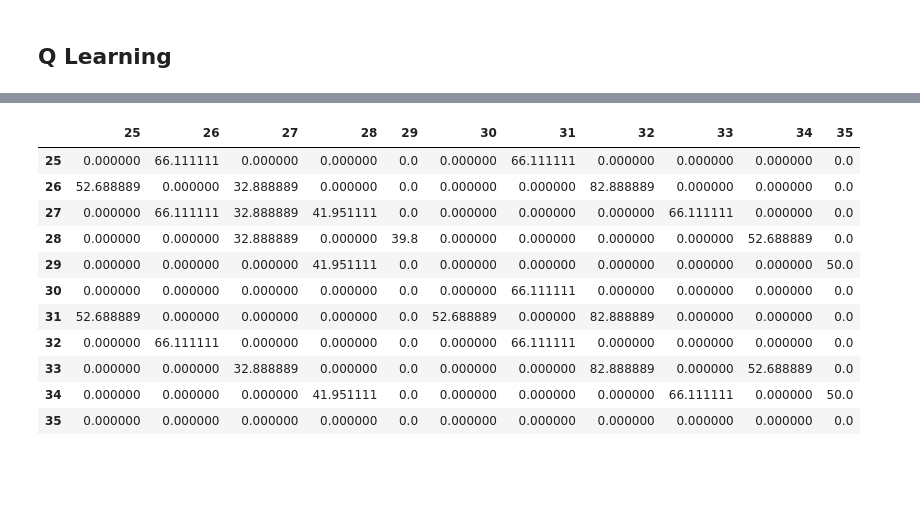
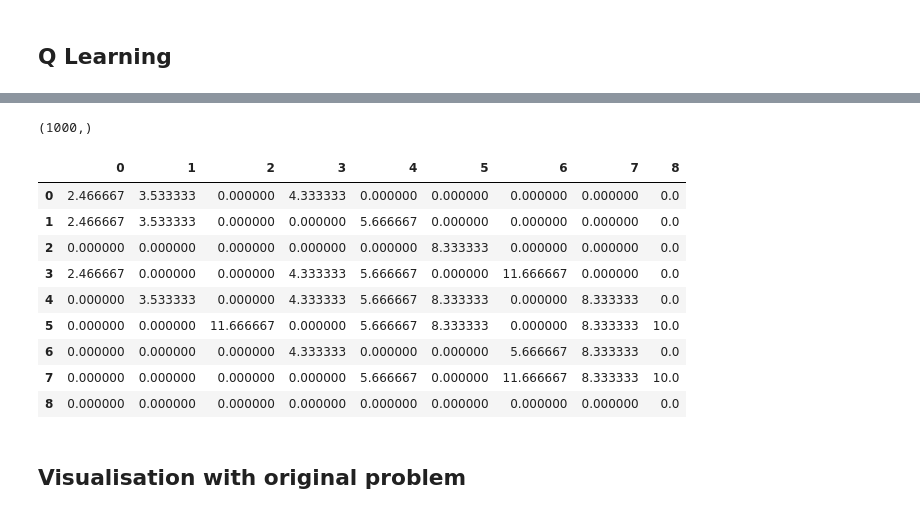
Before and after one commit to alexxcollins/Collins_Adib_INM707_CW, a Jupyter notebook: bug_tester.ipynb, the cells around one changed output, grey strips where cells are left out. Drawn from its saved outputs; the diff is of its cells as text; code cells hidden in the pictures; blank space fills up the shorter version.

Commit message:
fixed another bug in move_to() method and also dims incorrectly specified in the learning classes

```diff
--- a/bug_tester.ipynb
+++ b/bug_tester.ipynb
@@ -12,10 +12,10 @@ q_learning = Q_Learning(dims=(3,3),
                         start=(0,0),
                         end=(2,2),
                         positions={'pond':[(1,0)], 'cogs':[(2,0)], 'croissant': [(0,2)]},
-                        tubes=[[(1,2),(2,1)]],
+                        tubes=[],
                         walls=[[(0, 1), (0, 2)]],
                         max_steps=100,
-                        max_episodes=10
+                        max_episodes=1000
                        )
 st = q_learning.visualise_world()
 print(st)
@@ -53,4 +86,4 @@ q_learning.display_matrix(q_learning._R)
 # %%
 %%time
-Q, Rtot = q_learning.learn(1,0.8,0.9)
+Q, Rtot = q_learning.learn(0.8,0.8,0.95)
 # %% [output]
@@ -59,15 +98,19 @@ Wall time: 5.15 ms
+# %%
+Rtot.shape
+# %% [output]
+(1000,)
 # %%
-q_learning.display_matrix(Q, 25)
+q_learning.display_matrix(Q)
 # %% [output]
-|  | 25 | 26 | 27 | 28 | 29 | 30 | 31 | 32 | 33 | 34 | 35 |
-| 25 | 0.000000 | 66.111111 | 0.000000 | 0.000000 | 0.0 | 0.000000 | 66.111111 | 0.000000 | 0.000000 | 0.000000 | 0.0 |
-| 26 | 52.688889 | 0.000000 | 32.888889 | 0.000000 | 0.0 | 0.000000 | 0.000000 | 82.888889 | 0.000000 | 0.000000 | 0.0 |
-| 27 | 0.000000 | 66.111111 | 32.888889 | 41.951111 | 0.0 | 0.000000 | 0.000000 | 0.000000 | 66.111111 | 0.000000 | 0.0 |
-| 28 | 0.000000 | 0.000000 | 32.888889 | 0.000000 | 39.8 | 0.000000 | 0.000000 | 0.000000 | 0.000000 | 52.688889 | 0.0 |
-| 29 | 0.000000 | 0.000000 | 0.000000 | 41.951111 | 0.0 | 0.000000 | 0.000000 | 0.000000 | 0.000000 | 0.000000 | 50.0 |
-| 30 | 0.000000 | 0.000000 | 0.000000 | 0.000000 | 0.0 | 0.000000 | 66.111111 | 0.000000 | 0.000000 | 0.000000 | 0.0 |
-| 31 | 52.688889 | 0.000000 | 0.000000 | 0.000000 | 0.0 | 52.688889 | 0.000000 | 82.888889 | 0.000000 | 0.000000 | 0.0 |
-| 32 | 0.000000 | 66.111111 | 0.000000 | 0.000000 | 0.0 | 0.000000 | 66.111111 | 0.000000 | 0.000000 | 0.000000 | 0.0 |
-| 33 | 0.000000 | 0.000000 | 32.888889 | 0.000000 | 0.0 | 0.000000 | 0.000000 | 82.888889 | 0.000000 | 52.688889 | 0.0 |
-| 34 | 0.000000 | 0.000000 | 0.000000 | 41.951111 | 0.0 | 0.000000 | 0.000000 | 0.000000 | 66.111111 | 0.000000 | 50.0 |
-| 35 | 0.000000 | 0.000000 | 0.000000 | 0.000000 | 0.0 | 0.000000 | 0.000000 | 0.000000 | 0.000000 | 0.000000 | 0.0 |
+|  | 0 | 1 | 2 | 3 | 4 | 5 | 6 | 7 | 8 |
+| 0 | 2.466667 | 3.533333 | 0.000000 | 4.333333 | 0.000000 | 0.000000 | 0.000000 | 0.000000 | 0.0 |
+| 1 | 2.466667 | 3.533333 | 0.000000 | 0.000000 | 5.666667 | 0.000000 | 0.000000 | 0.000000 | 0.0 |
+| 2 | 0.000000 | 0.000000 | 0.000000 | 0.000000 | 0.000000 | 8.333333 | 0.000000 | 0.000000 | 0.0 |
+| 3 | 2.466667 | 0.000000 | 0.000000 | 4.333333 | 5.666667 | 0.000000 | 11.666667 | 0.000000 | 0.0 |
+| 4 | 0.000000 | 3.533333 | 0.000000 | 4.333333 | 5.666667 | 8.333333 | 0.000000 | 8.333333 | 0.0 |
+| 5 | 0.000000 | 0.000000 | 11.666667 | 0.000000 | 5.666667 | 8.333333 | 0.000000 | 8.333333 | 10.0 |
+| 6 | 0.000000 | 0.000000 | 0.000000 | 4.333333 | 0.000000 | 0.000000 | 5.666667 | 8.333333 | 0.0 |
+| 7 | 0.000000 | 0.000000 | 0.000000 | 0.000000 | 5.666667 | 0.000000 | 11.666667 | 8.333333 | 10.0 |
+| 8 | 0.000000 | 0.000000 | 0.000000 | 0.000000 | 0.000000 | 0.000000 | 0.000000 | 0.000000 | 0.0 |
+# %% [markdown]
+## Visualisation with original problem
```
Also changed, not shown: parts of 11 cells of this notebook, 1 other file.
